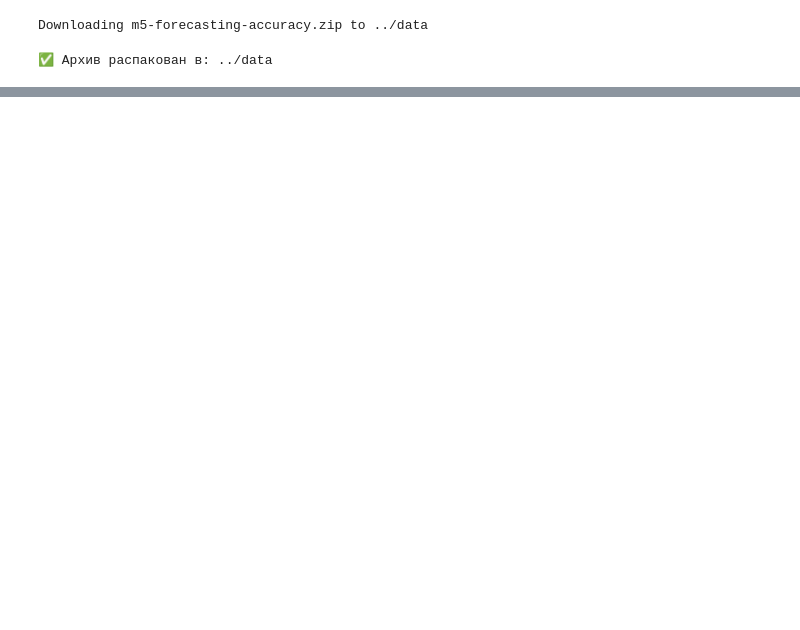
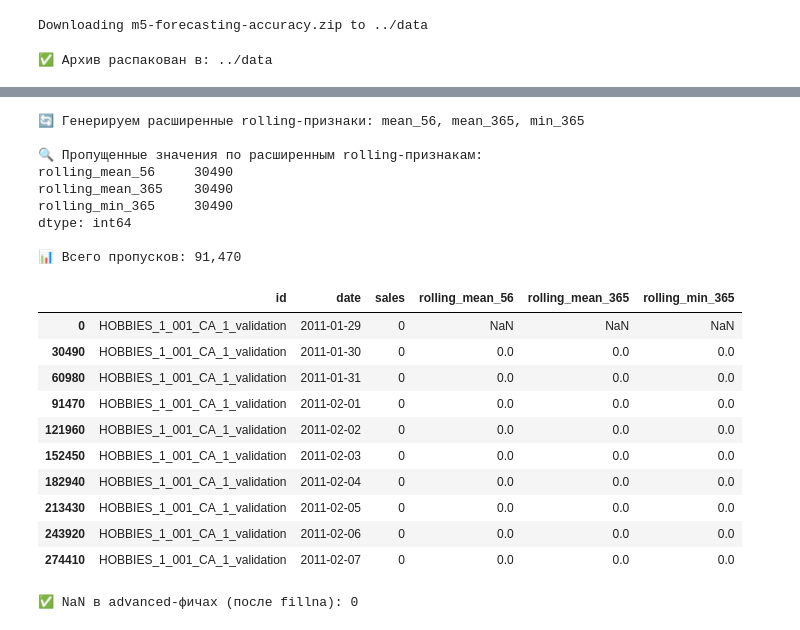
Before and after one commit to DMax-w/price_forecasting, a Jupyter notebook: notebook/01_data_preparation.ipynb, the cells around one changed output, grey strips where cells are left out. Cells and saved outputs as stored; diff of their text form; code cells hidden in the pictures; blank space fills up the shorter version.

```diff
--- a/notebook/01_data_preparation.ipynb
+++ b/notebook/01_data_preparation.ipynb
@@ -466,0 +396,60 @@ print(sales_long[['stl_trend', 'stl_seasonal']].isna().mean())
+# %%
+# ----------- ШАГ 2.3: Расширенные rolling-признаки -----------
+# 🎯 Добавляем rolling по большим окнам: 2 месяца, 1 год и минимум за год
+
+print("🔄 Генерируем расширенные rolling-признаки: mean_56, mean_365, min_365")
+
+ROLLING_ADVANCED = {
+    'rolling_mean_56': ('mean', 56),
+    'rolling_mean_365': ('mean', 365),
+    'rolling_min_365': ('min', 365),
+}
+
+for col_name, (stat, window) in ROLLING_ADVANCED.items():
+    func = np.mean if stat == 'mean' else np.min
+
+    df[col_name] = (
+        df.groupby("id")["sales"]
+          .transform(lambda x: x.shift(1).rolling(window=window, min_periods=1).agg(func))
+          .astype("float32")
+    )
+
+# ✅ Проверка наличия пропусков
+missing_advanced = df[list(ROLLING_ADVANCED)].isna().sum()
+total_missing = missing_advanced.sum()
+
+print("\n🔍 Пропущенные значения по расширенным rolling-признакам:")
+print(missing_advanced)
+print(f"\n📊 Всего пропусков: {total_missing:,}")
+
+# 👁 Пример строк
+display(df[['id', 'date', 'sales'] + list(ROLLING_ADVANCED)].head(10))
+
+# 🔧 Заполняем пропуски 0.0 — стандарт для rolling min/mean
+adv_cols = list(ROLLING_ADVANCED.keys())
+df[adv_cols] = df[adv_cols].fillna(0.0)
+
+# 🔍 Финальная проверка: NaN больше не должно быть
+print("✅ NaN в advanced-фичах (после fillna):", df[adv_cols].isna().sum().sum())
+# %% [output]
+🔄 Генерируем расширенные rolling-признаки: mean_56, mean_365, min_365
+
+🔍 Пропущенные значения по расширенным rolling-признакам:
+rolling_mean_56     30490
+rolling_mean_365    30490
+rolling_min_365     30490
+dtype: int64
+
+📊 Всего пропусков: 91,470
+|  | id | date | sales | rolling_mean_56 | rolling_mean_365 | rolling_min_365 |
+| 0 | HOBBIES_1_001_CA_1_validation | 2011-01-29 | 0 | NaN | NaN | NaN |
+| 30490 | HOBBIES_1_001_CA_1_validation | 2011-01-30 | 0 | 0.0 | 0.0 | 0.0 |
+| 60980 | HOBBIES_1_001_CA_1_validation | 2011-01-31 | 0 | 0.0 | 0.0 | 0.0 |
+| 91470 | HOBBIES_1_001_CA_1_validation | 2011-02-01 | 0 | 0.0 | 0.0 | 0.0 |
+| 121960 | HOBBIES_1_001_CA_1_validation | 2011-02-02 | 0 | 0.0 | 0.0 | 0.0 |
+| 152450 | HOBBIES_1_001_CA_1_validation | 2011-02-03 | 0 | 0.0 | 0.0 | 0.0 |
+| 182940 | HOBBIES_1_001_CA_1_validation | 2011-02-04 | 0 | 0.0 | 0.0 | 0.0 |
+| 213430 | HOBBIES_1_001_CA_1_validation | 2011-02-05 | 0 | 0.0 | 0.0 | 0.0 |
+| 243920 | HOBBIES_1_001_CA_1_validation | 2011-02-06 | 0 | 0.0 | 0.0 | 0.0 |
+| 274410 | HOBBIES_1_001_CA_1_validation | 2011-02-07 | 0 | 0.0 | 0.0 | 0.0 |
+✅ NaN в advanced-фичах (после fillna): 0
```
Also changed, not shown: parts of 31 cells of this notebook, 1 other file.
